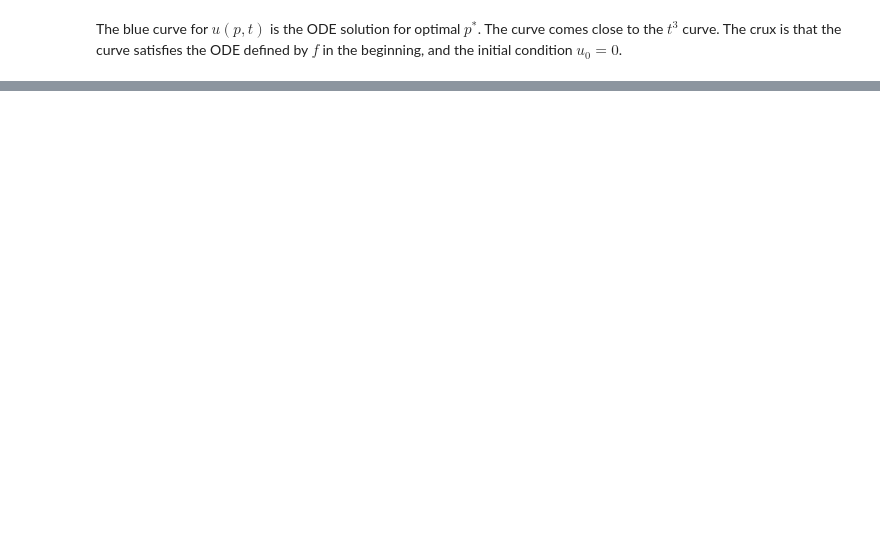
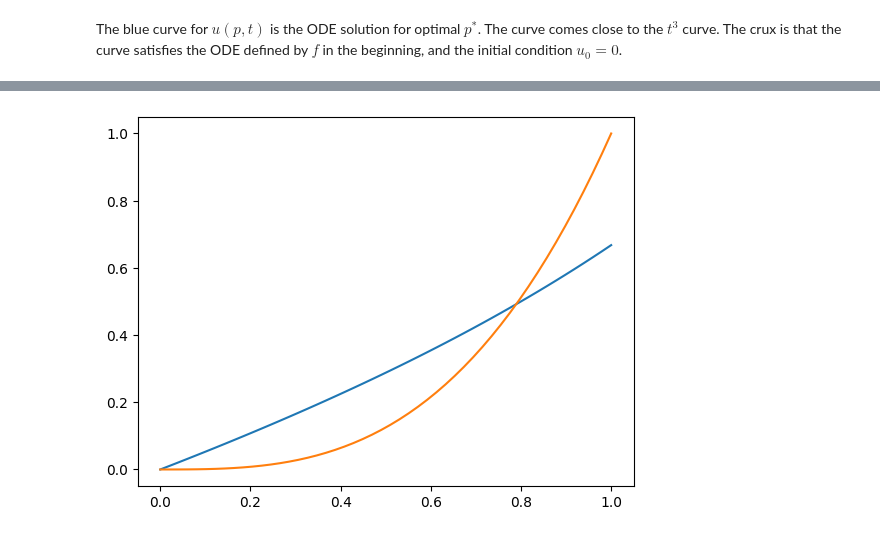
Before and after one commit to tomasruizt/Code-Along, a Jupyter notebook: matrix-calculus/11.3 Forward & Reverse-mode "Adjoint" Differentation through an ODE solution.ipynb, the cells around one changed output, grey strips where cells are left out. Drawn from its saved outputs; the diff is of its cells as text; code cells hidden in the pictures; blank space fills up the shorter version.

Commit message:
Finish reverse-mode diff through an ODE

```diff
--- a/matrix-calculus/11.3 Forward & Reverse-mode "Adjoint" Differentation through an ODE solution.ipynb
+++ b/matrix-calculus/11.3 Forward & Reverse-mode "Adjoint" Differentation through an ODE solution.ipynb
@@ -212,0 +278,5 @@ The blue curve for $u(p, t)$ is the ODE solution for optimal $p^*$. The curve co
+# %%
+def grad2(p, show=False):
+    ts, us, vs = v(p=p, show=show)
+    es = np.vstack([np.ones_like(us), us, us**2]) * vs
+    return -trapezoid(es, ts)
@@ -212,0 +285,9 @@ The blue curve for $u(p, t)$ is the ODE solution for optimal $p^*$. The curve co
+# %%
+p = p0
+for idx in range(100):
+    p = p - 0.1 * grad2(p)
+    loss = G(p)
+    if idx % 10 == 0:
+        print(loss)
+reverse_p_opt = p
+print(f"Final p={reverse_p_opt}")
@@ -212,0 +306,4 @@ The blue curve for $u(p, t)$ is the ODE solution for optimal $p^*$. The curve co
+# %%
+plot_u(p)
+# %% [output]
+[figure, added]
```
Also changed, not shown: parts of 24 cells of this notebook.
